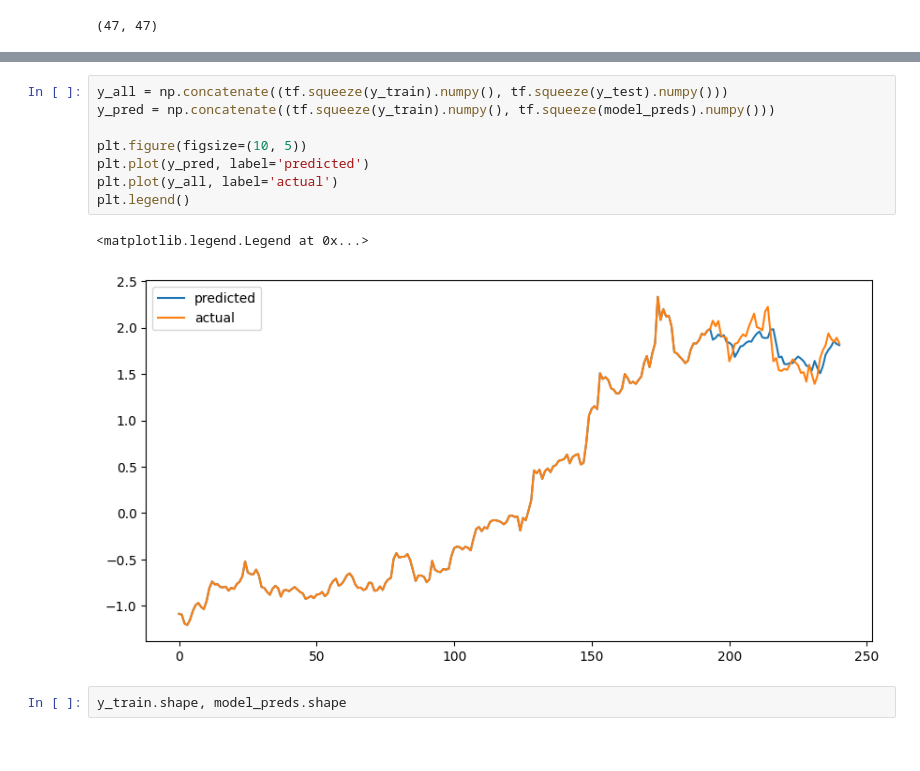
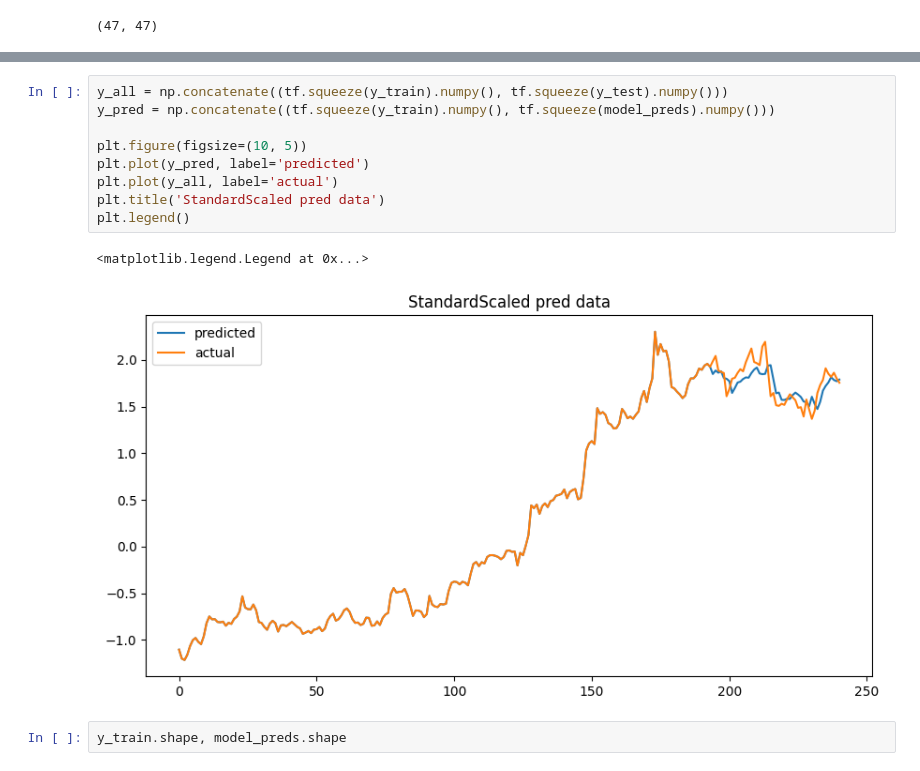
Before and after one commit to Seenuprime/Projects, a Jupyter notebook: Time_Series_RNN.ipynb, the cells around one changed output, grey strips where cells are left out. Saved outputs shown, nothing was run; the diff lists cells and outputs as text.

```diff
--- a/Time_Series_RNN.ipynb
+++ b/Time_Series_RNN.ipynb
@@ -216,14 +238,15 @@ model_preds[:5], y_test[:5]
 # %%
 y_all = np.concatenate((tf.squeeze(y_train).numpy(), tf.squeeze(y_test).numpy()))
 y_pred = np.concatenate((tf.squeeze(y_train).numpy(), tf.squeeze(model_preds).numpy()))
 
 plt.figure(figsize=(10, 5))
 plt.plot(y_pred, label='predicted')
 plt.plot(y_all, label='actual')
+plt.title('StandardScaled pred data')
 plt.legend()
 # %% [output]
 <matplotlib.legend.Legend at 0x...>
-[figure, old version]
+[figure, new version]
 # %%
 y_train.shape, model_preds.shape
 # %% [output]
```
Also changed, not shown: parts of 25 cells of this notebook.
